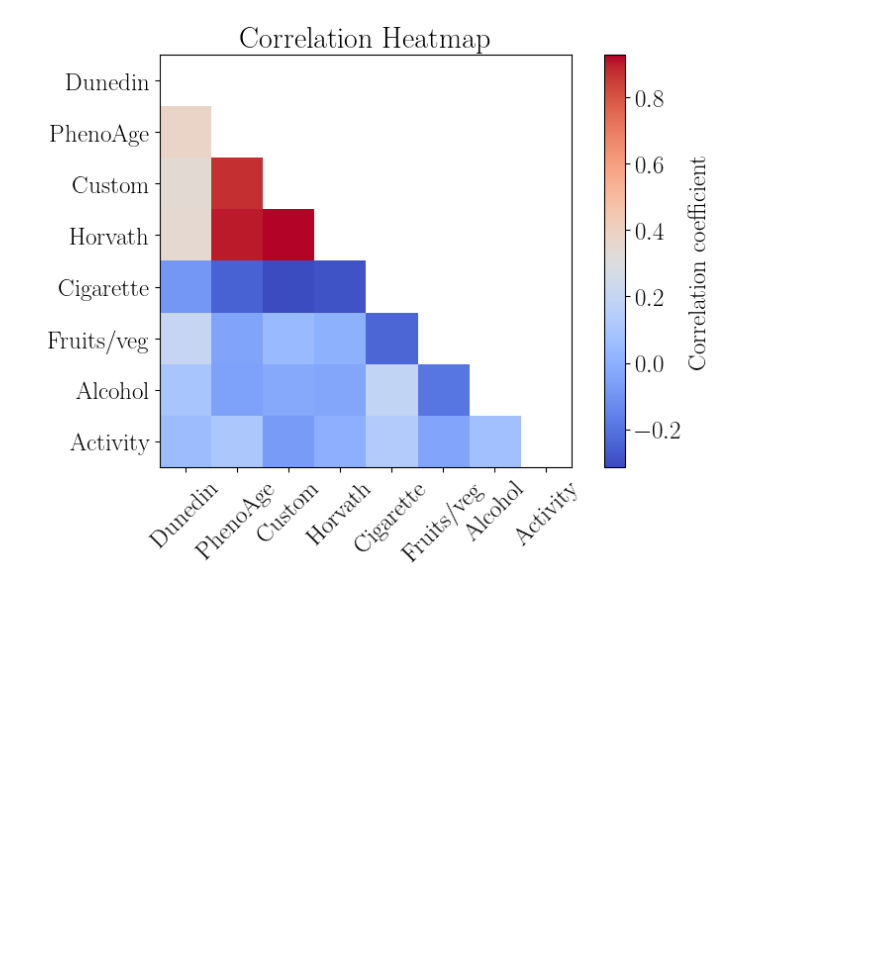
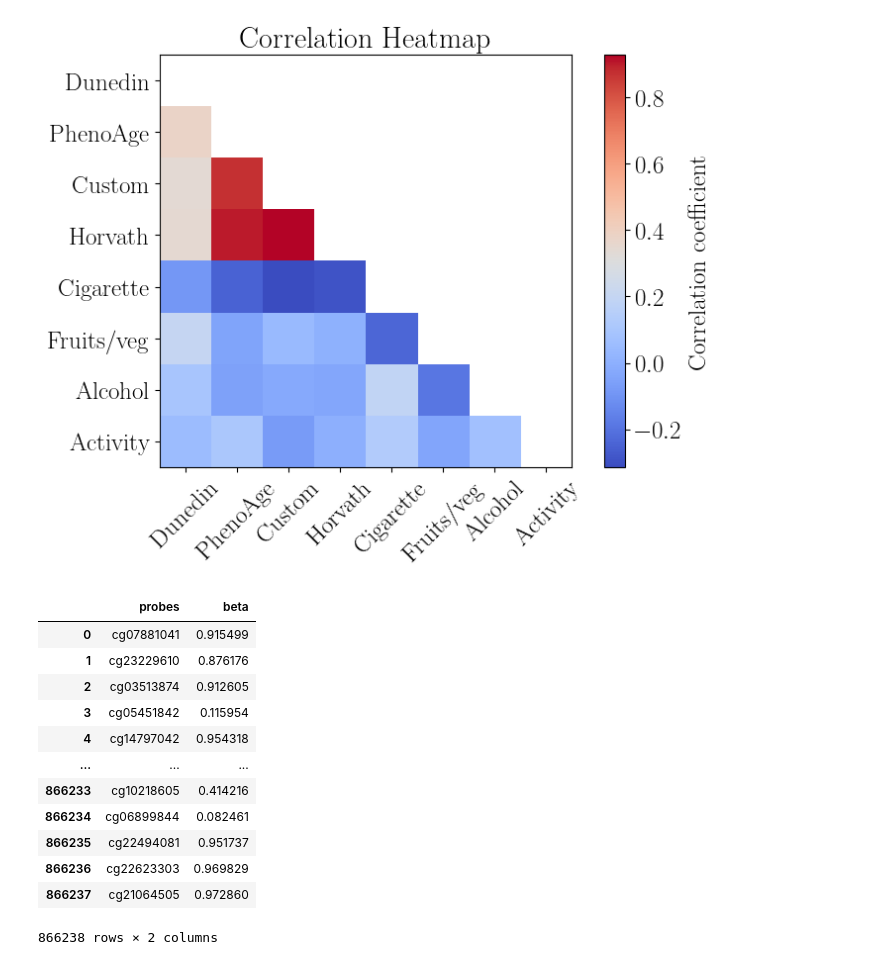
Before and after one commit to AmroAbdrabo/project-fasting-on-aging, a Jupyter notebook: exploratory_analysis.ipynb, the cells around one changed output. Drawn from its saved outputs; the diff is of its cells as text; code cells hidden in the pictures; blank space fills up the shorter version.

```diff
--- a/exploratory_analysis.ipynb
+++ b/exploratory_analysis.ipynb
@@ -857,3 +850,27 @@ plt.savefig("corr_img.png")
 plt.show()
 # %% [output]
 [figure]
+# %%
+probes = [el for el in merged_df.columns.values if el.startswith("cg") or el.startswith("ch")]
+betas = merged_df[probes].iloc[0, :].values #  for first person
+# %%
+df_sample = pd.DataFrame({
+    'probes': probes,
+    'beta': betas
+})
+# %%
+df_sample
+# %% [output]
+|  | probes | beta |
+| 0 | cg07881041 | 0.915499 |
+| 1 | cg23229610 | 0.876176 |
+| 2 | cg03513874 | 0.912605 |
+| 3 | cg05451842 | 0.115954 |
+| 4 | cg14797042 | 0.954318 |
+| ... | ... | ... |
+| 866233 | cg10218605 | 0.414216 |
+| 866234 | cg06899844 | 0.082461 |
+| 866235 | cg22494081 | 0.951737 |
+| 866236 | cg22623303 | 0.969829 |
+| 866237 | cg21064505 | 0.972860 |
+866238 rows × 2 columns
```
Also changed, not shown: parts of 5 cells of this notebook, 2 other files.
